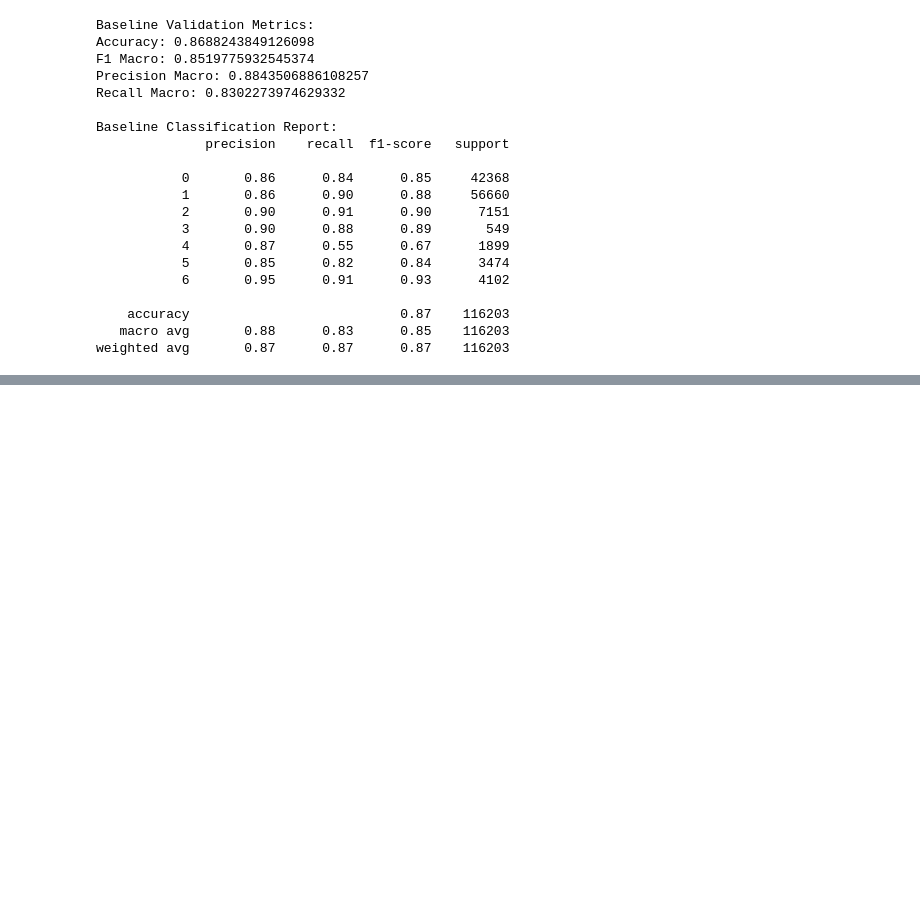
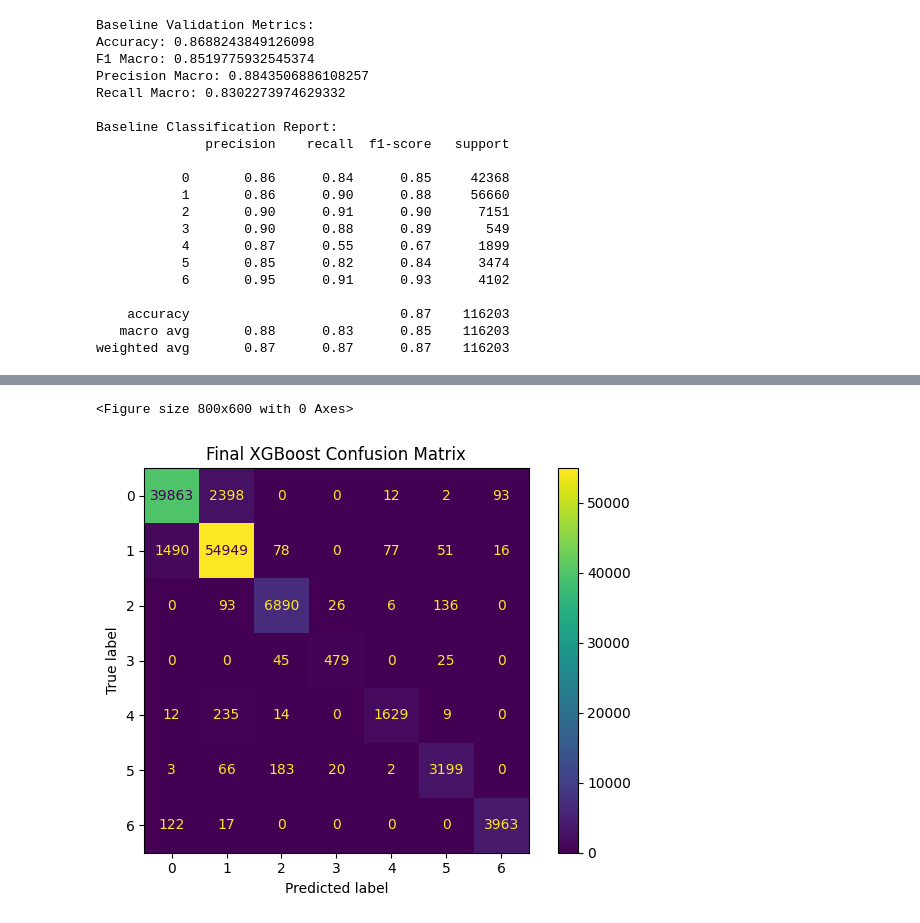
Before and after one commit to ziraddingulumjanly/ML-projects, a Jupyter notebook: Classification/xgboost_extended.ipynb, the cells around one changed output, grey strips where cells are left out. Saved outputs shown, nothing was run; the diff lists cells and outputs as text; code cells hidden in the pictures; blank space fills up the shorter version.

Commit message:
update extended xgboost project

```diff
--- a/Classification/xgboost_extended.ipynb
+++ b/Classification/xgboost_extended.ipynb
@@ -410,0 +466,7 @@ final_pipeline.fit(X_train_val, y_train_val)
+# %%
+test_pred = final_pipeline.predict(X_test)
+
+test_accuracy = accuracy_score(y_test, test_pred)
+test_f1_macro = f1_score(y_test, test_pred, average="macro")
+test_precision_macro = precision_score(y_test, test_pred, average="macro")
+test_recall_macro = recall_score(y_test, test_pred, average="macro")
@@ -410,0 +502,12 @@ final_pipeline.fit(X_train_val, y_train_val)
+# %%
+cm = confusion_matrix(y_test, test_pred)
+
+plt.figure(figsize=(8, 6))
+disp = ConfusionMatrixDisplay(confusion_matrix=cm)
+disp.plot(values_format="d")
+plt.title("Final XGBoost Confusion Matrix")
+plt.tight_layout()
+plt.show()
+# %% [output]
+<Figure size 800x600 with 0 Axes>
+[figure, added]
```
Also changed, not shown: parts of 7 cells of this notebook.
